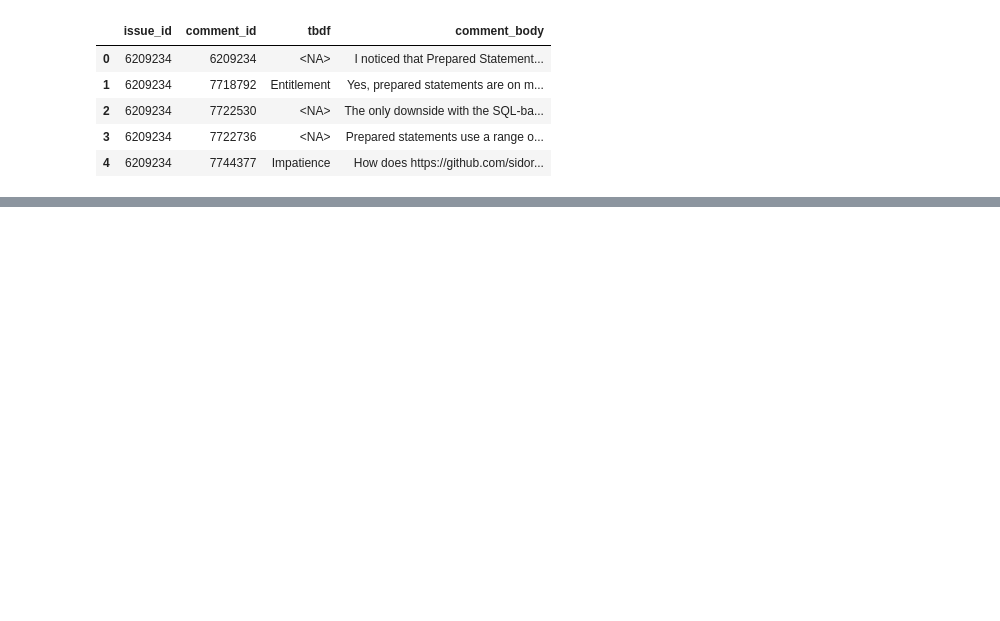
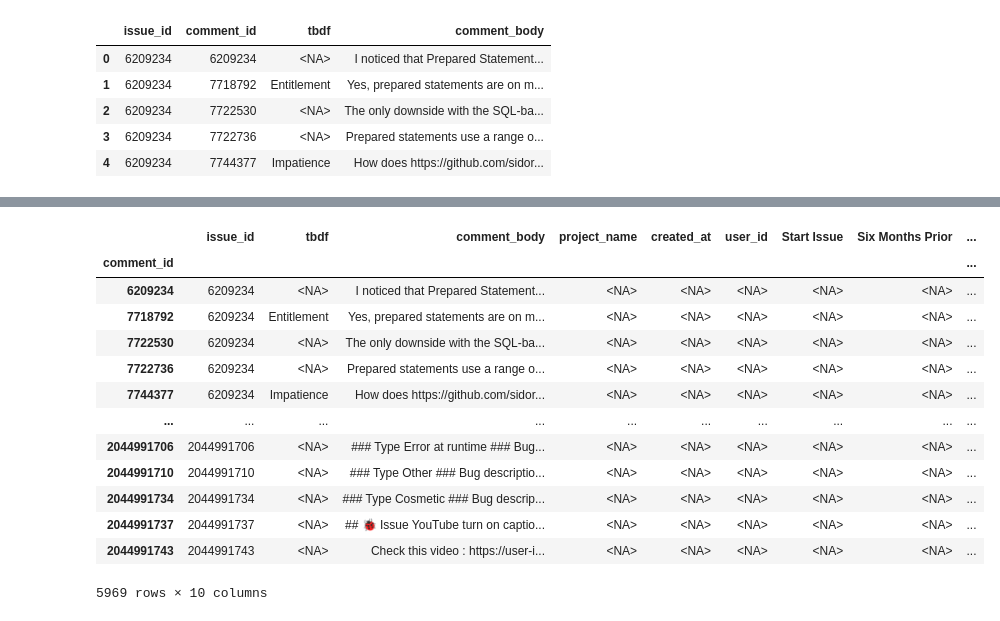
Before and after one commit to JorisParee/incivility-dataset_2IMP40, a Jupyter notebook: RQs/RQ1-new.ipynb, the cells around one changed output, grey strips where cells are left out. Cells and saved outputs as stored; diff of their text form; code cells hidden in the pictures; blank space fills up the shorter version.

```diff
--- a/RQs/RQ1-new.ipynb
+++ b/RQs/RQ1-new.ipynb
@@ -54,0 +55,20 @@ all_info
+# %%
+full_df = pd.merge(tbdf, comment_committer, how='left', on=["comment_id", "issue_id", "comment_body"])
+full_df = full_df.set_index(['comment_id']).sort_index()
+# full_df = full_df.dropna()
+full_df
+# %% [output]
+|  | issue_id | tbdf | comment_body | project_name | created_at | user_id | Start Issue | Six Months Prior | ... |
+| comment_id |  |  |  |  |  |  |  |  | ... |
+| 6209234 | 6209234 | <NA> | I noticed that Prepared Statement... | <NA> | <NA> | <NA> | <NA> | <NA> | ... |
+| 7718792 | 6209234 | Entitlement | Yes, prepared statements are on m... | <NA> | <NA> | <NA> | <NA> | <NA> | ... |
+| 7722530 | 6209234 | <NA> | The only downside with the SQL-ba... | <NA> | <NA> | <NA> | <NA> | <NA> | ... |
+| 7722736 | 6209234 | <NA> | Prepared statements use a range o... | <NA> | <NA> | <NA> | <NA> | <NA> | ... |
+| 7744377 | 6209234 | Impatience | How does https://github.com/sidor... | <NA> | <NA> | <NA> | <NA> | <NA> | ... |
+| ... | ... | ... | ... | ... | ... | ... | ... | ... | ... |
+| 2044991706 | 2044991706 | <NA> | ### Type Error at runtime ### Bug... | <NA> | <NA> | <NA> | <NA> | <NA> | ... |
+| 2044991710 | 2044991710 | <NA> | ### Type Other ### Bug descriptio... | <NA> | <NA> | <NA> | <NA> | <NA> | ... |
+| 2044991734 | 2044991734 | <NA> | ### Type Cosmetic ### Bug descrip... | <NA> | <NA> | <NA> | <NA> | <NA> | ... |
+| 2044991737 | 2044991737 | <NA> | ## 🐞 Issue YouTube turn on captio... | <NA> | <NA> | <NA> | <NA> | <NA> | ... |
+| 2044991743 | 2044991743 | <NA> | Check this video : https://user-i... | <NA> | <NA> | <NA> | <NA> | <NA> | ... |
+5969 rows × 10 columns
```
Also changed, not shown: parts of 3 cells of this notebook.
